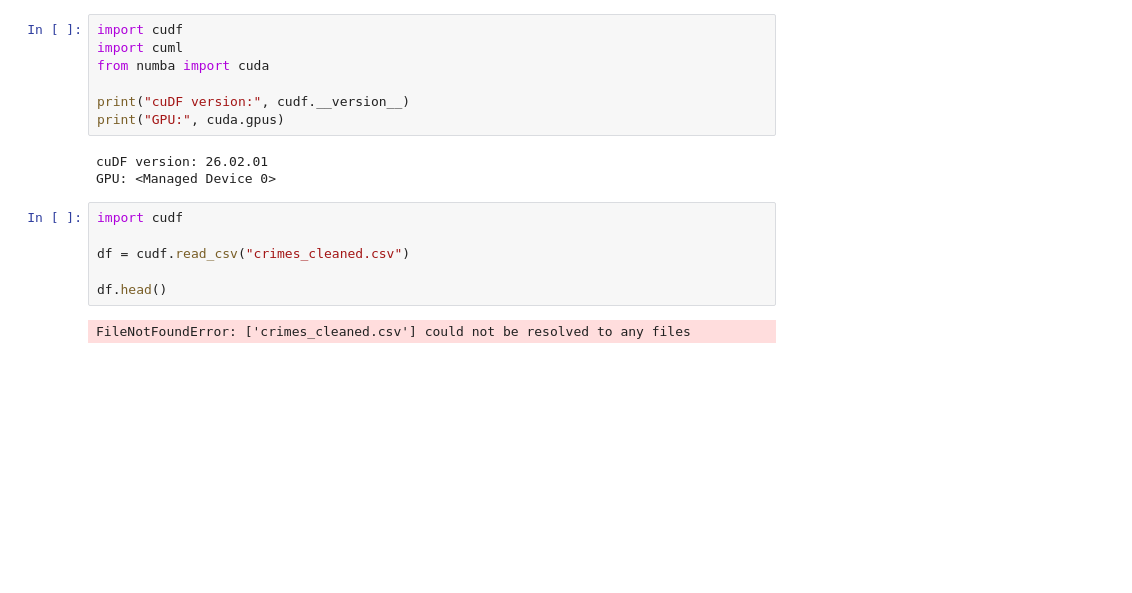
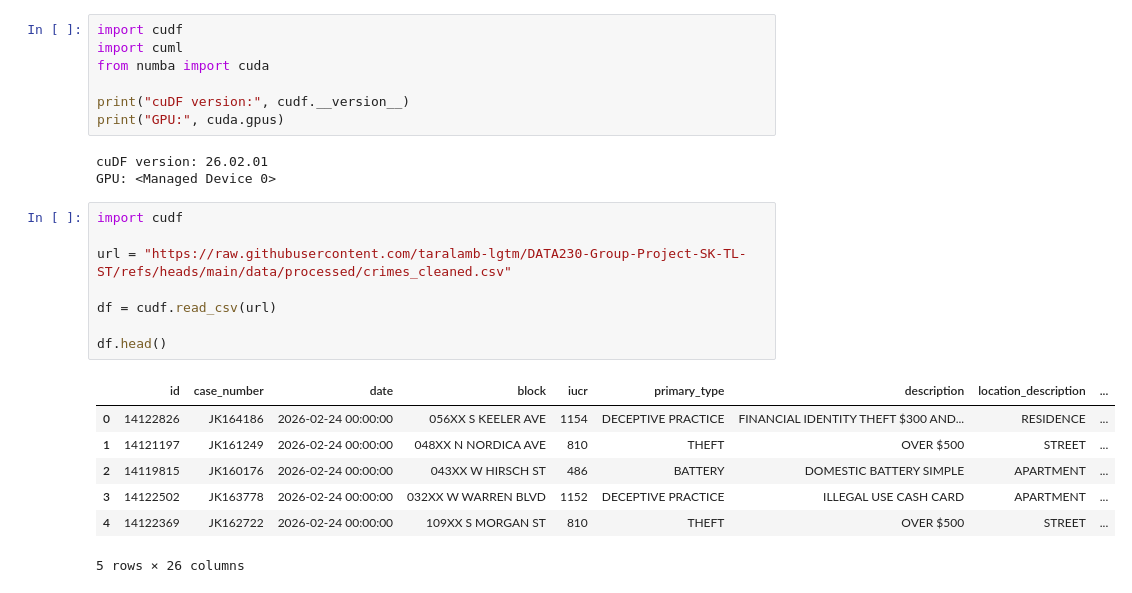
Before and after one commit to taralamb-lgtm/DATA230-Group-Project-SK-TL-ST, a Jupyter notebook: RAPIDS_viz.ipynb, the cells around one changed output. Drawn from its saved outputs; the diff is of its cells as text; blank space fills up the shorter version.

```diff
--- a/RAPIDS_viz.ipynb
+++ b/RAPIDS_viz.ipynb
@@ -33,11 +33,19 @@ print("GPU:", cuda.gpus)
 # %% [output]
 cuDF version: 26.02.01
 GPU: <Managed Device 0>
-# %%
-import cudf
-
-df = cudf.read_csv("crimes_cleaned.csv")
-
-df.head()
-# %% [output]
-FileNotFoundError: ['crimes_cleaned.csv'] could not be resolved to any files
+# %%
+import cudf
+
+url = "https://raw.githubusercontent.com/taralamb-lgtm/DATA230-Group-Project-SK-TL-ST/refs/heads/main/data/processed/crimes_cleaned.csv"
+
+df = cudf.read_csv(url)
+
+df.head()
+# %% [output]
+|  | id | case_number | date | block | iucr | primary_type | description | location_description | ... |
+| 0 | 14122826 | JK164186 | 2026-02-24 00:00:00 | 056XX S KEELER AVE | 1154 | DECEPTIVE PRACTICE | FINANCIAL IDENTITY THEFT $300 AND... | RESIDENCE | ... |
+| 1 | 14121197 | JK161249 | 2026-02-24 00:00:00 | 048XX N NORDICA AVE | 810 | THEFT | OVER $500 | STREET | ... |
+| 2 | 14119815 | JK160176 | 2026-02-24 00:00:00 | 043XX W HIRSCH ST | 486 | BATTERY | DOMESTIC BATTERY SIMPLE | APARTMENT | ... |
+| 3 | 14122502 | JK163778 | 2026-02-24 00:00:00 | 032XX W WARREN BLVD | 1152 | DECEPTIVE PRACTICE | ILLEGAL USE CASH CARD | APARTMENT | ... |
+| 4 | 14122369 | JK162722 | 2026-02-24 00:00:00 | 109XX S MORGAN ST | 810 | THEFT | OVER $500 | STREET | ... |
+5 rows × 26 columns
```
Also changed, not shown: parts of 12 cells of this notebook.
